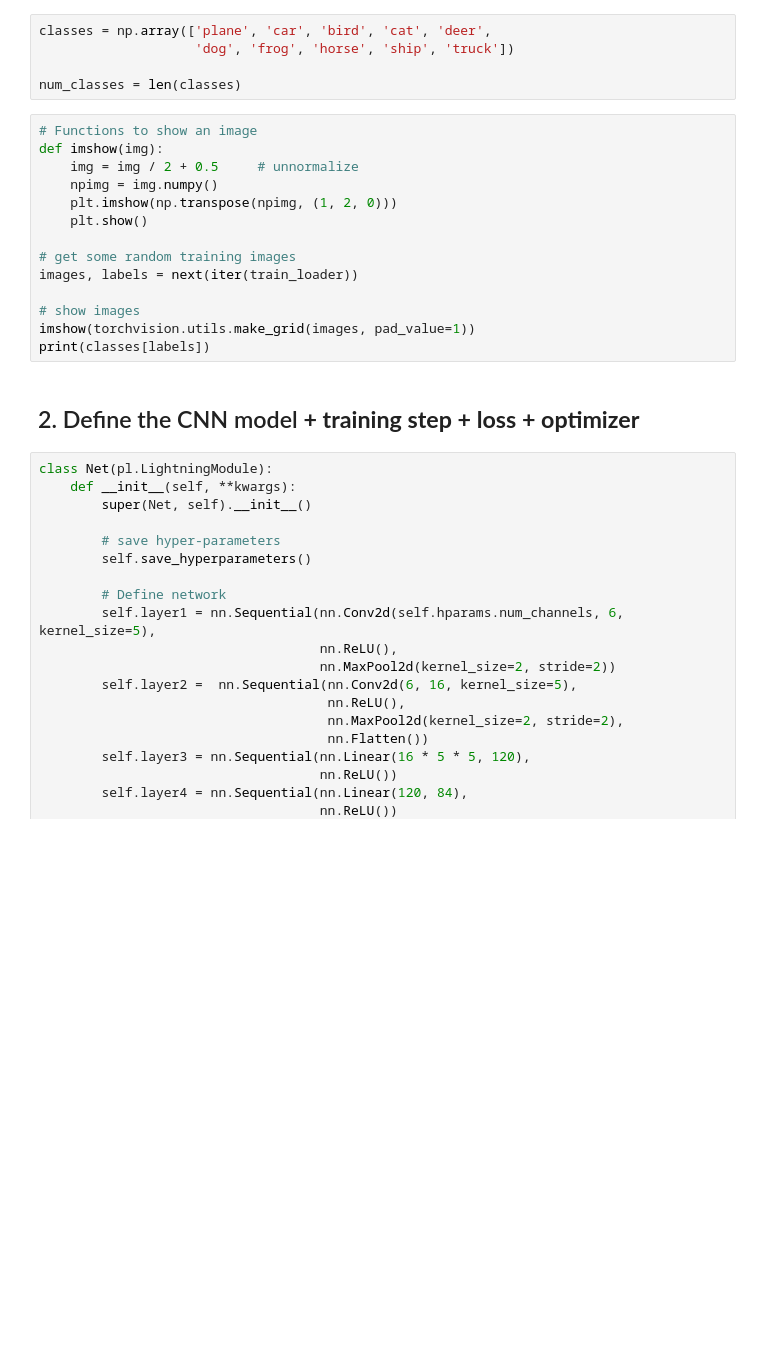
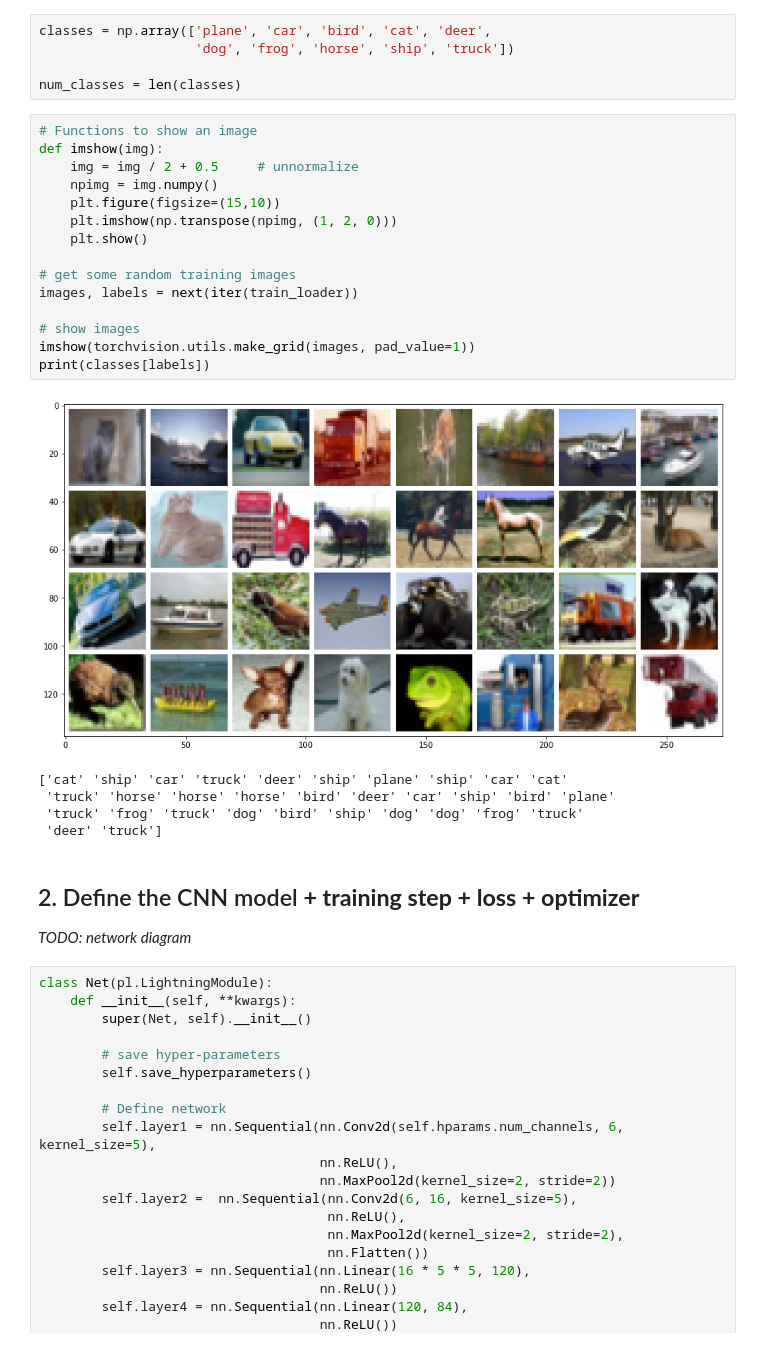
Before and after one commit to lento234/ml-tutorials, a Jupyter notebook: 01-basics/CIFAR10_pl.ipynb, the cells around one changed output. Saved outputs shown, nothing was run; the diff lists cells and outputs as text; blank space fills up the shorter version.

```diff
--- a/01-basics/CIFAR10_pl.ipynb
+++ b/01-basics/CIFAR10_pl.ipynb
@@ -88,20 +112,29 @@ num_classes = len(classes)
 # %%
 # Functions to show an image
 def imshow(img):
     img = img / 2 + 0.5     # unnormalize
     npimg = img.numpy()
+    plt.figure(figsize=(15,10))
     plt.imshow(np.transpose(npimg, (1, 2, 0)))
     plt.show()
 
 # get some random training images
 images, labels = next(iter(train_loader))
 
 # show images
 imshow(torchvision.utils.make_grid(images, pad_value=1))
 print(classes[labels])
+# %% [output]
+[figure, added]
+['cat' 'ship' 'car' 'truck' 'deer' 'ship' 'plane' 'ship' 'car' 'cat'
+ 'truck' 'horse' 'horse' 'horse' 'bird' 'deer' 'car' 'ship' 'bird' 'plane'
+ 'truck' 'frog' 'truck' 'dog' 'bird' 'ship' 'dog' 'dog' 'frog' 'truck'
+ 'deer' 'truck']
 # %% [markdown]
 <a id=define></a>
 ## 2. Define the CNN model **+ training step + loss + optimizer**
+
+*TODO: network diagram*
 # %%
 class Net(pl.LightningModule):
     def __init__(self, **kwargs):
```
Also changed, not shown: parts of 12 cells of this notebook, 3 other files.
